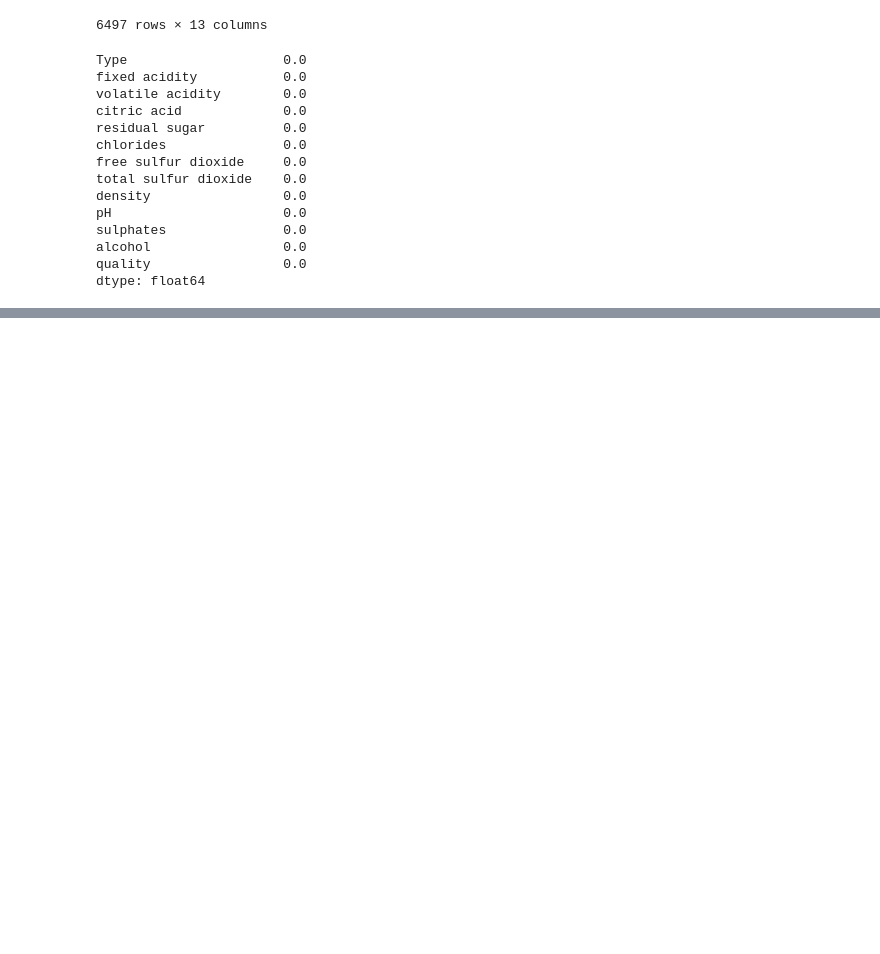
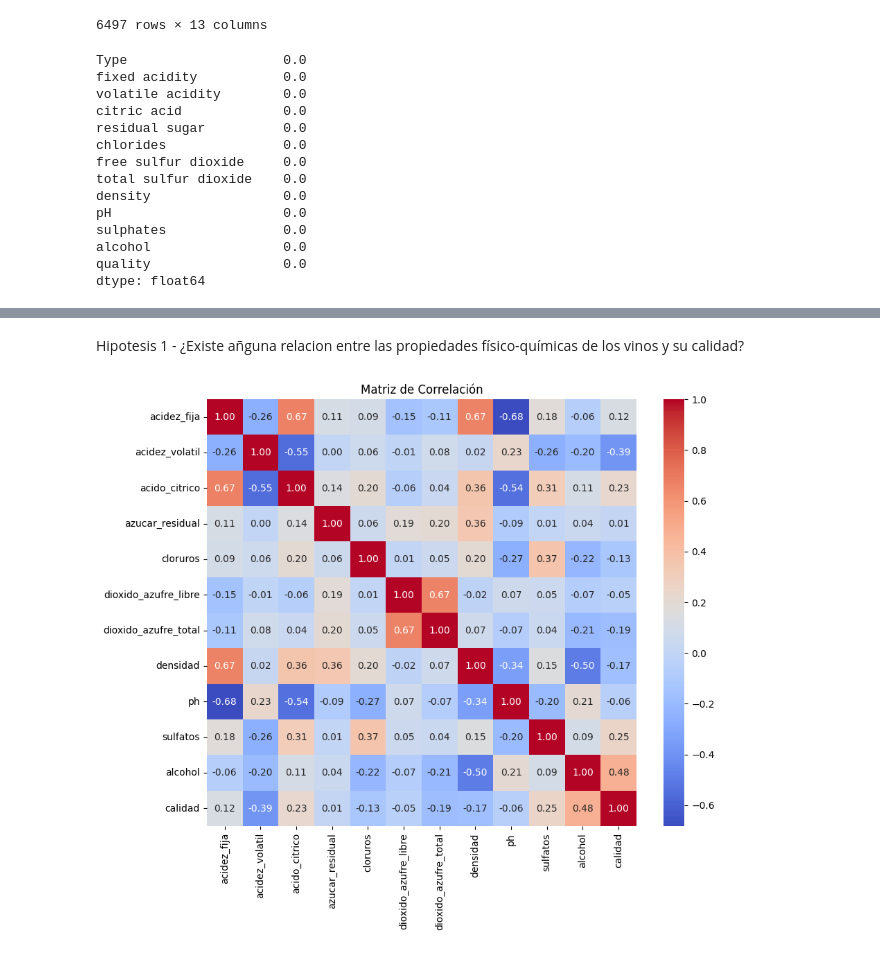
Before and after one commit to guerscay/Wine_Dataset, a Jupyter notebook: wine.ipynb, the cells around one changed output, grey strips where cells are left out. Saved outputs shown, nothing was run; the diff lists cells and outputs as text; code cells hidden in the pictures; blank space fills up the shorter version.

Commit message:
Hipotesis 2 terminada

```diff
--- a/wine.ipynb
+++ b/wine.ipynb
@@ -124,3 +124,13 @@ sulphates               0.0
 alcohol                 0.0
 quality                 0.0
 dtype: float64
+# %%
+## Preprocesamiento
+
+# Para esta parte quiero cambiar el nombre de las columnas a español
+# primero tengo que crear la lista de nombres que van a ser mis nombres de columna"
+column_names = ['tipo', 'acidez_fija', 'acidez_volatil', 'acido_citrico', 'azucar_residual', 'cloruros', 'dioxido_azufre_libre', 'dioxido_azufre_total', 'densidad', 'ph', 'sulfatos', 'alcohol', 'calidad']
+
+#Ahora de esta forma cambio el nombre de mis columnas
+#df = pd.read_csv('wine.csv', names= column_names)                  #EN CASO DE QUE LAS COLUMNAS VENGAN SIN NOMBRE
+df = pd.read_csv('wine.csv', names= column_names, header = 0)       #EN CASO DE QUE LAS COLUMNAS YA TENGAN NOMBRE
@@ -126,0 +148,7 @@ dtype: float64
+# %%
+# El nuevo dataset "red" se crea eliminando las filas que tengan "white"
+df = df[~df['tipo'].str.contains('white', case=False)]
+# %%
+# y ahora elimino la columna 'tipo'
+
+df = df.drop(columns = ['tipo'])
@@ -126,0 +168,9 @@ dtype: float64
+# %%
+## Exploracion - Para empezar a orientar el learning model
+# Empiezo a buscar insights, y yo empiezo con la matriz de correlación
+
+#Matriz de correlación - version escrita:
+correlation_matrix = df.corr()
+
+# Mostrar la matriz
+print(correlation_matrix)
@@ -126,0 +201,13 @@ dtype: float64
+# %% [markdown]
+Hipotesis 1 - ¿Existe añguna relacion entre las propiedades físico-químicas de los vinos y su calidad?
+# %%
+## Exploracion
+#Matriz de correlacion versión visual con seaborn
+
+plt.figure(figsize=(10, 8))
+sns.heatmap(correlation_matrix, annot=True, cmap='coolwarm', fmt='.2f')
+
+plt.title('Matriz de Correlación')
+plt.show()
+# %% [output]
+[figure, added]
```
Also changed, not shown: parts of 18 cells of this notebook.
